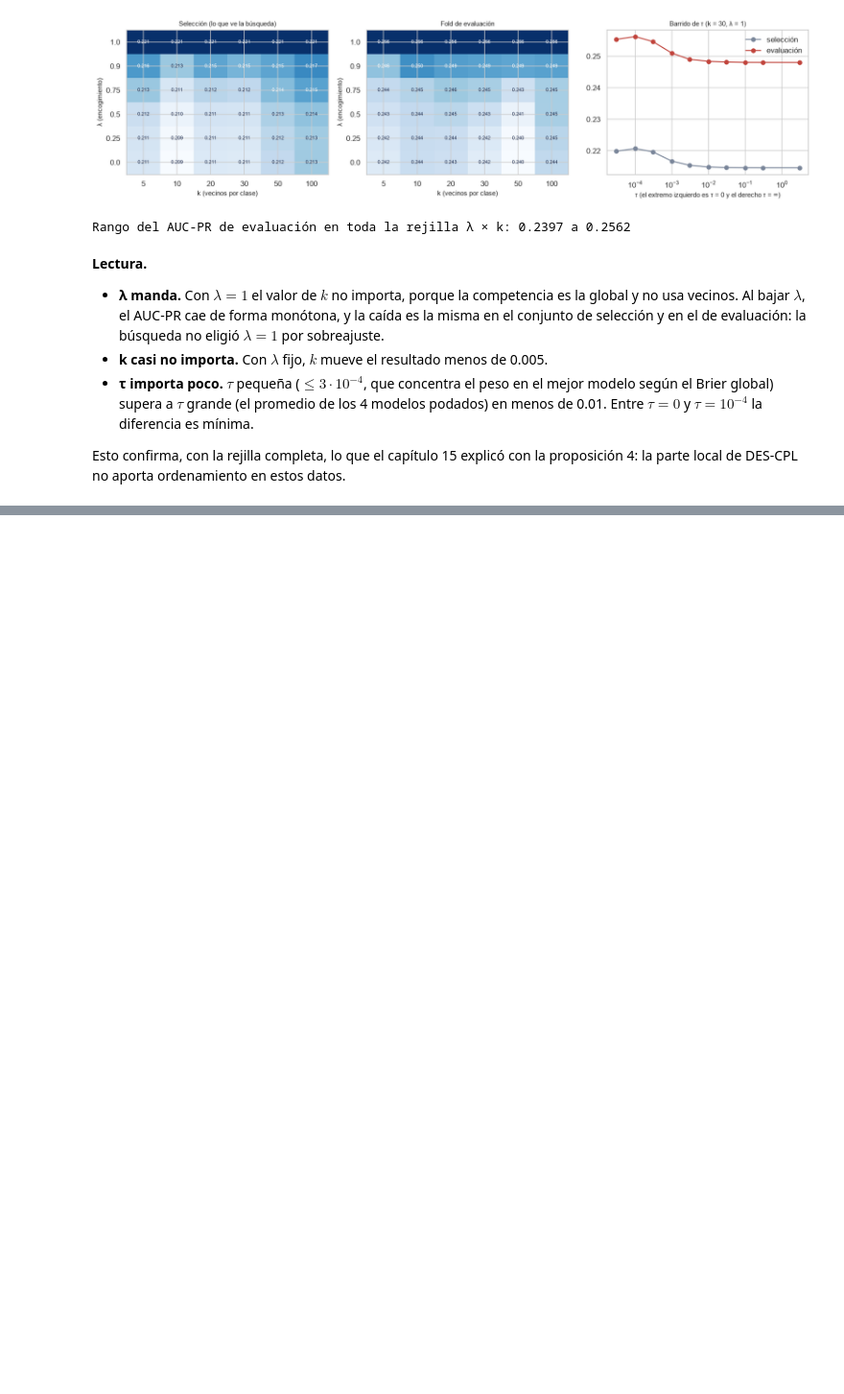
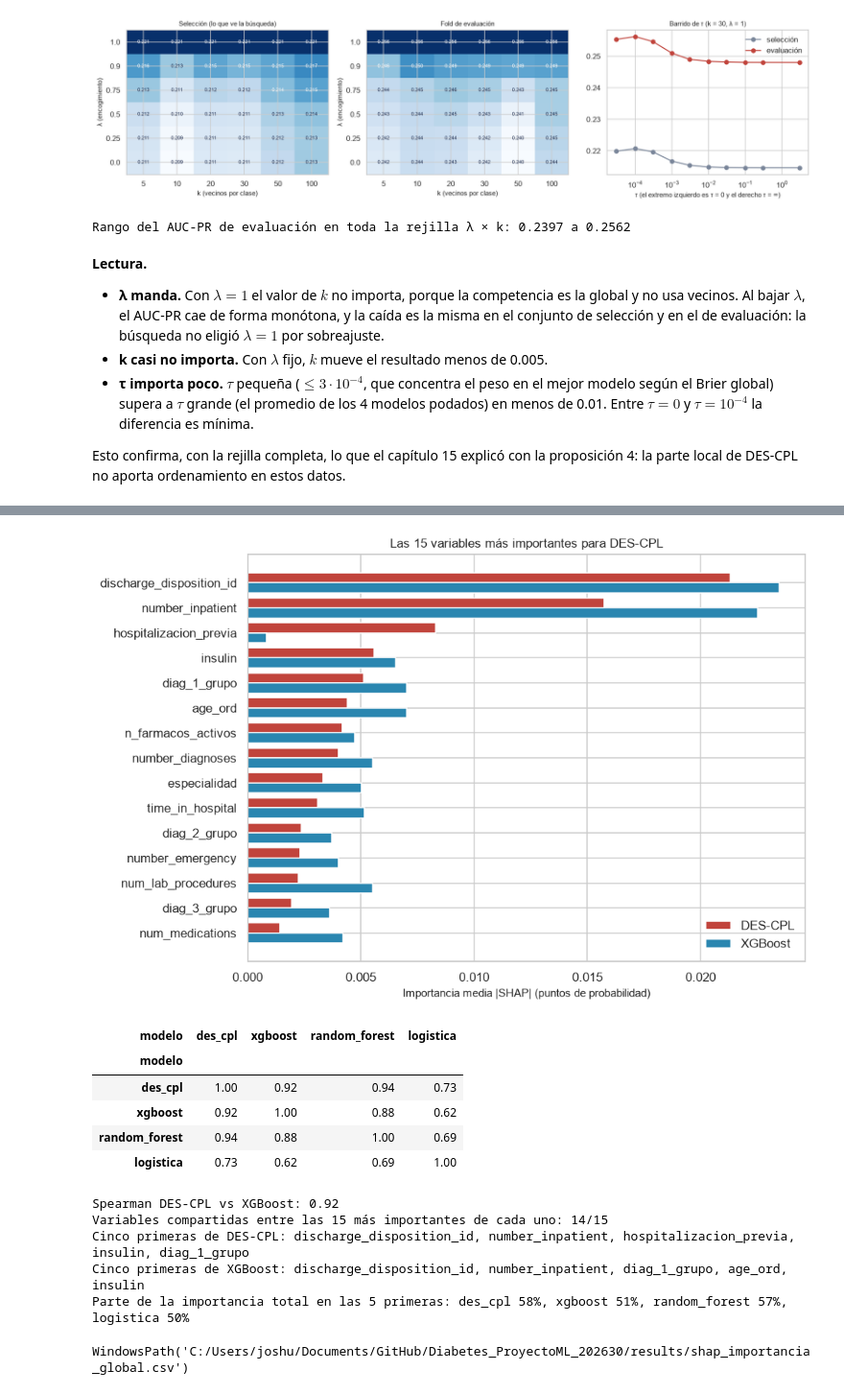
Before and after one commit to joshua2412-a/Diabetes_ProyectoML_202630, a Jupyter notebook: docs/16_Evaluacion_Ampliada.ipynb, the cells around one changed output, grey strips where cells are left out. Shown at 96% size. Cells and saved outputs as stored; diff of their text form; code cells hidden in the pictures; blank space fills up the shorter version.

Commit message:
Capítulo 16: SHAP de DES-CPL, equidad por subgrupo y presupuesto y tiempos

```diff
--- a/docs/16_Evaluacion_Ampliada.ipynb
+++ b/docs/16_Evaluacion_Ampliada.ipynb
@@ -425,0 +439,47 @@ Esto confirma, con la rejilla completa, lo que el capítulo 15 explicó con la p
+# %%
+ARTEFACTOS = RAIZ / "artifacts"
+shap_largo = pd.read_parquet(ARTEFACTOS / "shap_global.parquet")
+importancia = (shap_largo.assign(abs_shap=shap_largo["shap"].abs())
+               .groupby(["modelo", "variable"])["abs_shap"].mean().unstack("modelo"))
+comparar = ["des_cpl", "xgboost", "random_forest", "logistica"]
+importancia = importancia[[m for m in comparar if m in importancia]]
+top = importancia["des_cpl"].sort_values(ascending=False).head(15).index
+
+fig, eje = plt.subplots(figsize=(9, 6))
+y = np.arange(len(top))
+eje.barh(y - 0.2, importancia.loc[top, "des_cpl"], height=0.4, color="#C1443C", label="DES-CPL")
+eje.barh(y + 0.2, importancia.loc[top, "xgboost"], height=0.4, color="#2A86B0", label="XGBoost")
+eje.set_yticks(y, top)
+eje.invert_yaxis()
+eje.set_xlabel("Importancia media |SHAP| (puntos de probabilidad)")
+eje.set_title("Las 15 variables más importantes para DES-CPL")
+eje.legend()
+plt.tight_layout()
+plt.show()
+
+correlacion = importancia.corr(method="spearman")
+display(correlacion.round(2))
+top_xgb = importancia["xgboost"].sort_values(ascending=False).head(15).index
+comunes = len(set(top) & set(top_xgb))
+print(f"Spearman DES-CPL vs XGBoost: {correlacion.loc['des_cpl', 'xgboost']:.2f}")
+print(f"Variables compartidas entre las 15 más importantes de cada uno: {comunes}/15")
+print("Cinco primeras de DES-CPL:", ", ".join(top[:5]))
+print("Cinco primeras de XGBoost:", ", ".join(top_xgb[:5]))
+concentracion = importancia.apply(lambda c: c.nlargest(5).sum() / c.sum())
+print("Parte de la importancia total en las 5 primeras:",
+      ", ".join(f"{m} {v:.0%}" for m, v in concentracion.items()))
+guardar_resultado(importancia, "shap_importancia_global")
+# %% [output]
+[figure, added]
+| modelo | des_cpl | xgboost | random_forest | logistica |
+| modelo |  |  |  |  |
+| des_cpl | 1.00 | 0.92 | 0.94 | 0.73 |
+| xgboost | 0.92 | 1.00 | 0.88 | 0.62 |
+| random_forest | 0.94 | 0.88 | 1.00 | 0.69 |
+| logistica | 0.73 | 0.62 | 0.69 | 1.00 |
+Spearman DES-CPL vs XGBoost: 0.92
+Variables compartidas entre las 15 más importantes de cada uno: 14/15
+Cinco primeras de DES-CPL: discharge_disposition_id, number_inpatient, hospitalizacion_previa, insulin, diag_1_grupo
+Cinco primeras de XGBoost: discharge_disposition_id, number_inpatient, diag_1_grupo, age_ord, insulin
+Parte de la importancia total en las 5 primeras: des_cpl 58%, xgboost 51%, random_forest 57%, logistica 50%
+WindowsPath('C:/Users/joshu/Documents/GitHub/Diabetes_ProyectoML_202630/results/shap_importancia_global.csv')
```
Also changed, not shown: parts of 10 cells of this notebook, 3 other files.
